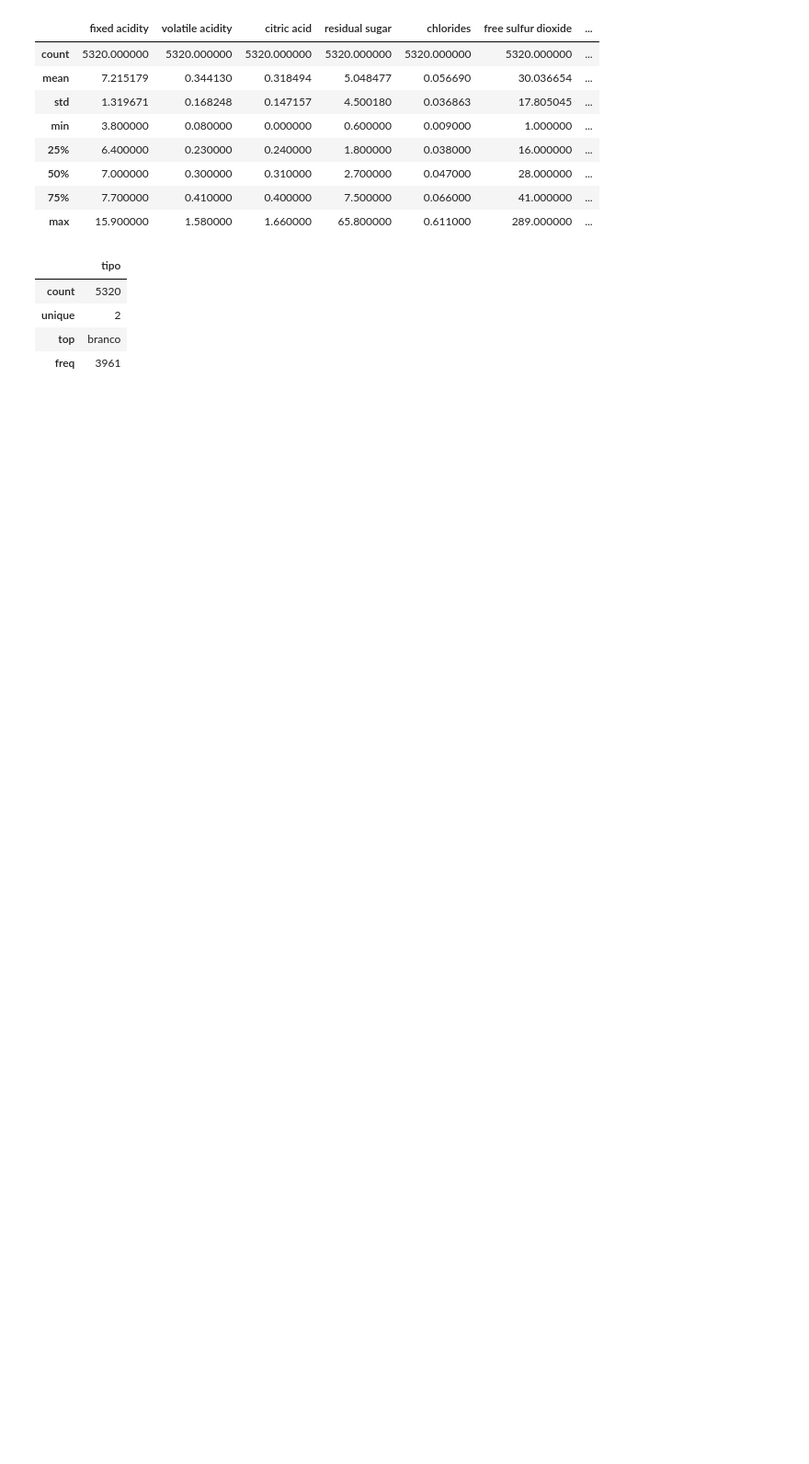
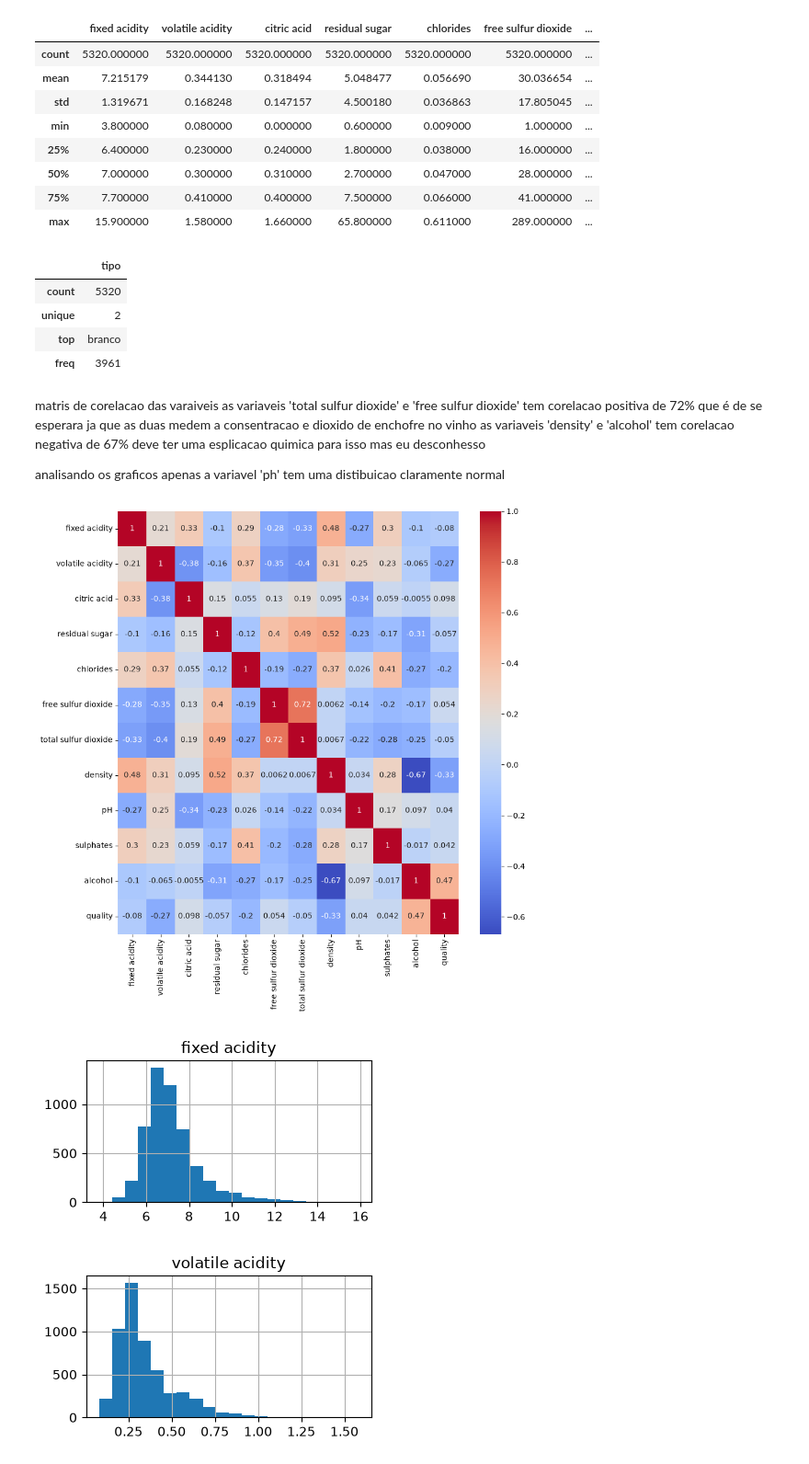
Before and after one commit to kang-faap/machine-learning, a Jupyter notebook: vinhos.ipynb, the cells around one changed output. Shown at 92% size. Cells and saved outputs as stored; diff of their text form; code cells hidden in the pictures; blank space fills up the shorter version.

```diff
--- a/vinhos.ipynb
+++ b/vinhos.ipynb
@@ -173,3 +189,37 @@ vinhos_sem_na.describe(include='O')
 | unique | 2 |
 | top | branco |
 | freq | 3961 |
+# %% [markdown]
+matris de corelacao das varaiveis
+as variaveis 'total sulfur dioxide' e 'free sulfur dioxide' tem corelacao positiva de 72% que é  de se esperara ja que as duas medem a consentracao e dioxido de enchofre no vinho
+as variaveis 'density' e 'alcohol' tem corelacao negativa de 67% deve ter uma esplicacao quimica para isso mas eu desconhesso
+
+analisando os graficos apenas a variavel 'ph' tem uma distibuicao claramente normal
+# %%
+# Análise de Correlação para variáveis numéricas
+# Calcula a correlação entre as variáveis numéricas.
+correlation_matrix = vinhos_sem_na.select_dtypes(
+   include=['int64', 'float64']
+).corr()
+plt.figure(figsize=(10, 10))
+# Exibe a matriz de correlação em um mapa de calor.
+sns.heatmap(correlation_matrix, annot=True, cmap='coolwarm')
+plt.show()
+
+
+# Criação de histogramas para todas as variáveis numéricas
+# Seleciona apenas as colunas numéricas.
+numerical_columns = vinhos_sem_na.select_dtypes(
+    include=['int64', 'float64']
+).columns
+
+# Cria um histograma para cada variável numérica.
+for column in numerical_columns:
+    plt.figure(figsize=(4, 2))
+    vinhos_sem_na[column].hist(bins=20)
+    plt.title(column)
+    plt.show()
+# %% [output]
+[figure, added]
+[figure, added]
+[figure, added]
```
Also changed, not shown: parts of 68 cells of this notebook.
